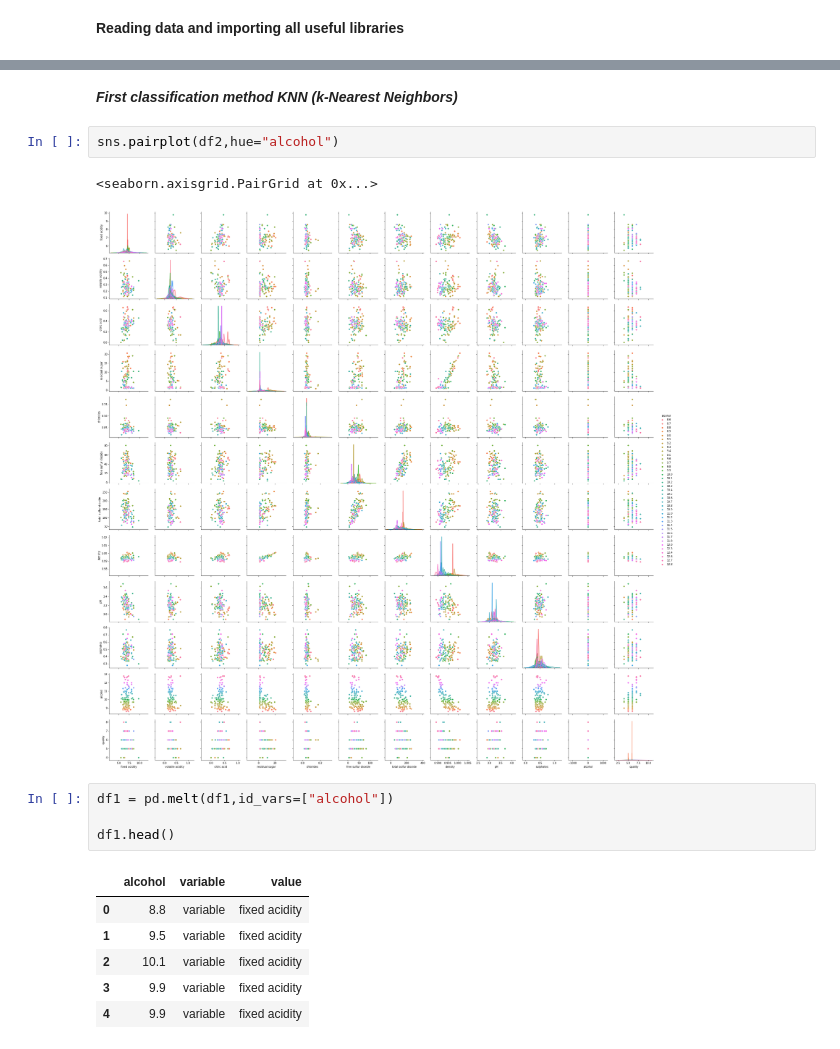
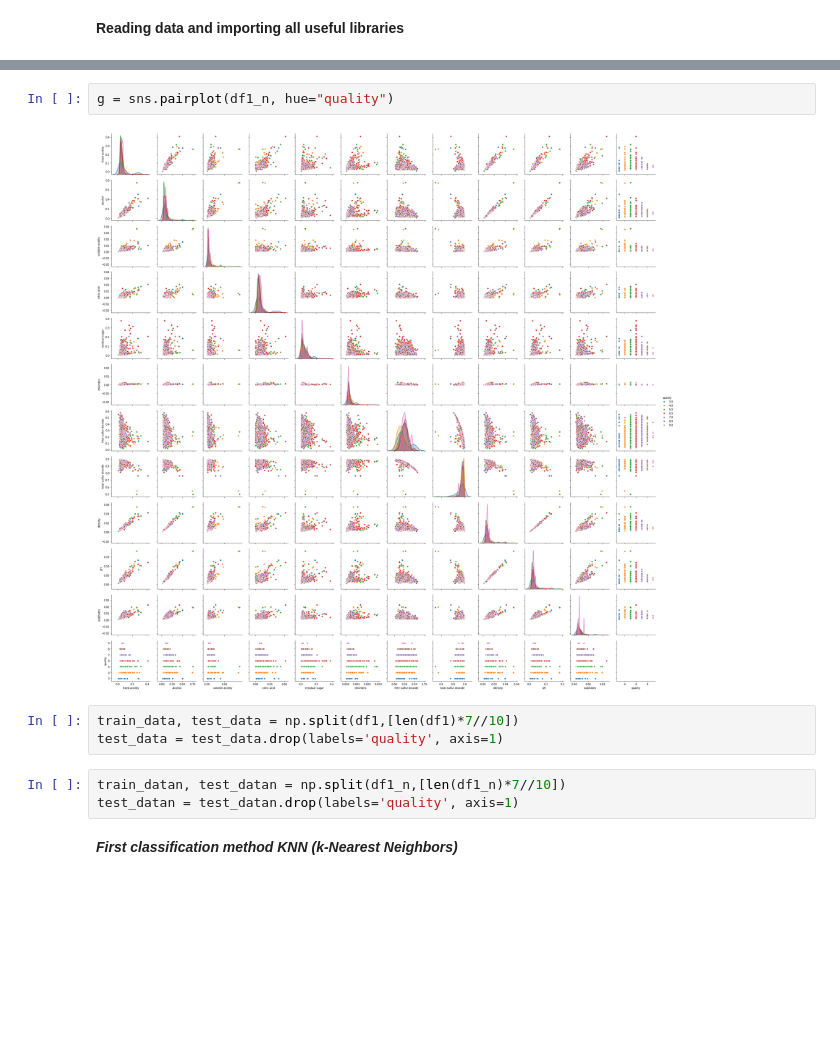
Before and after one commit to Kmirek3110/Ml_projekt, a Jupyter notebook: Ml_projekt_Mirek.ipynb, the cells around one changed output, grey strips where cells are left out. Saved outputs shown, nothing was run; the diff lists cells and outputs as text; blank space fills up the shorter version.

```diff
--- a/Ml_projekt_Mirek.ipynb
+++ b/Ml_projekt_Mirek.ipynb
@@ -44,18 +114,12 @@ Example data
+# %%
+g = sns.pairplot(df1_n, hue="quality")
+# %% [output]
+[figure, added]
+# %%
+train_data, test_data = np.split(df1,[len(df1)*7//10])
+test_data = test_data.drop(labels='quality', axis=1)
+# %%
+train_datan, test_datan = np.split(df1_n,[len(df1_n)*7//10])
+test_datan = test_datan.drop(labels='quality', axis=1)
 # %% [markdown]
 ***First classification method KNN (k-Nearest Neighbors)***
-# %%
-sns.pairplot(df2,hue="alcohol")
-# %% [output]
-<seaborn.axisgrid.PairGrid at 0x...>
-[figure, removed]
-# %%
-df1 = pd.melt(df1,id_vars=["alcohol"])
-
-df1.head()
-# %% [output]
-|  | alcohol | variable | value |
-| 0 | 8.8 | variable | fixed acidity |
-| 1 | 9.5 | variable | fixed acidity |
-| 2 | 10.1 | variable | fixed acidity |
-| 3 | 9.9 | variable | fixed acidity |
-| 4 | 9.9 | variable | fixed acidity |
```
Also changed, not shown: parts of 25 cells of this notebook.
